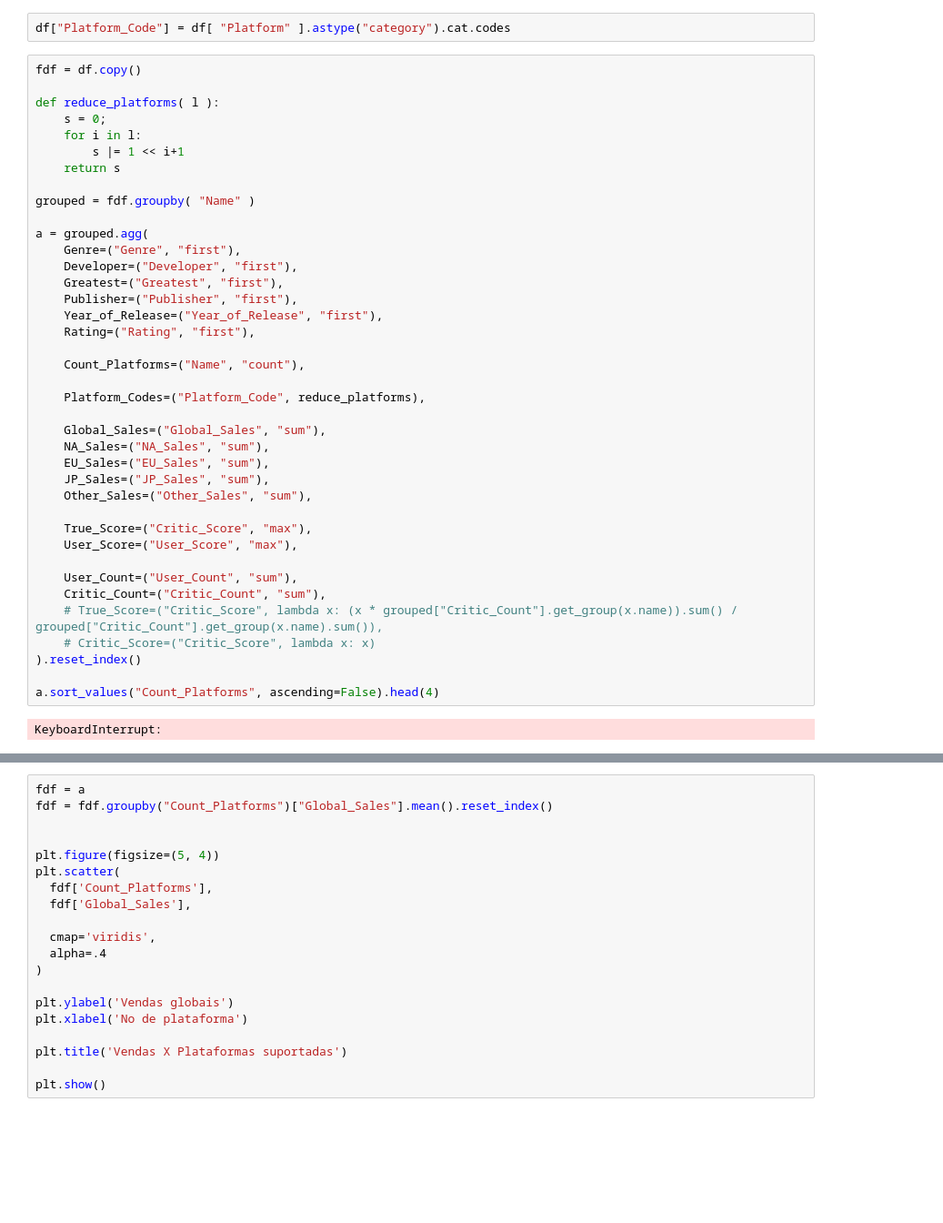
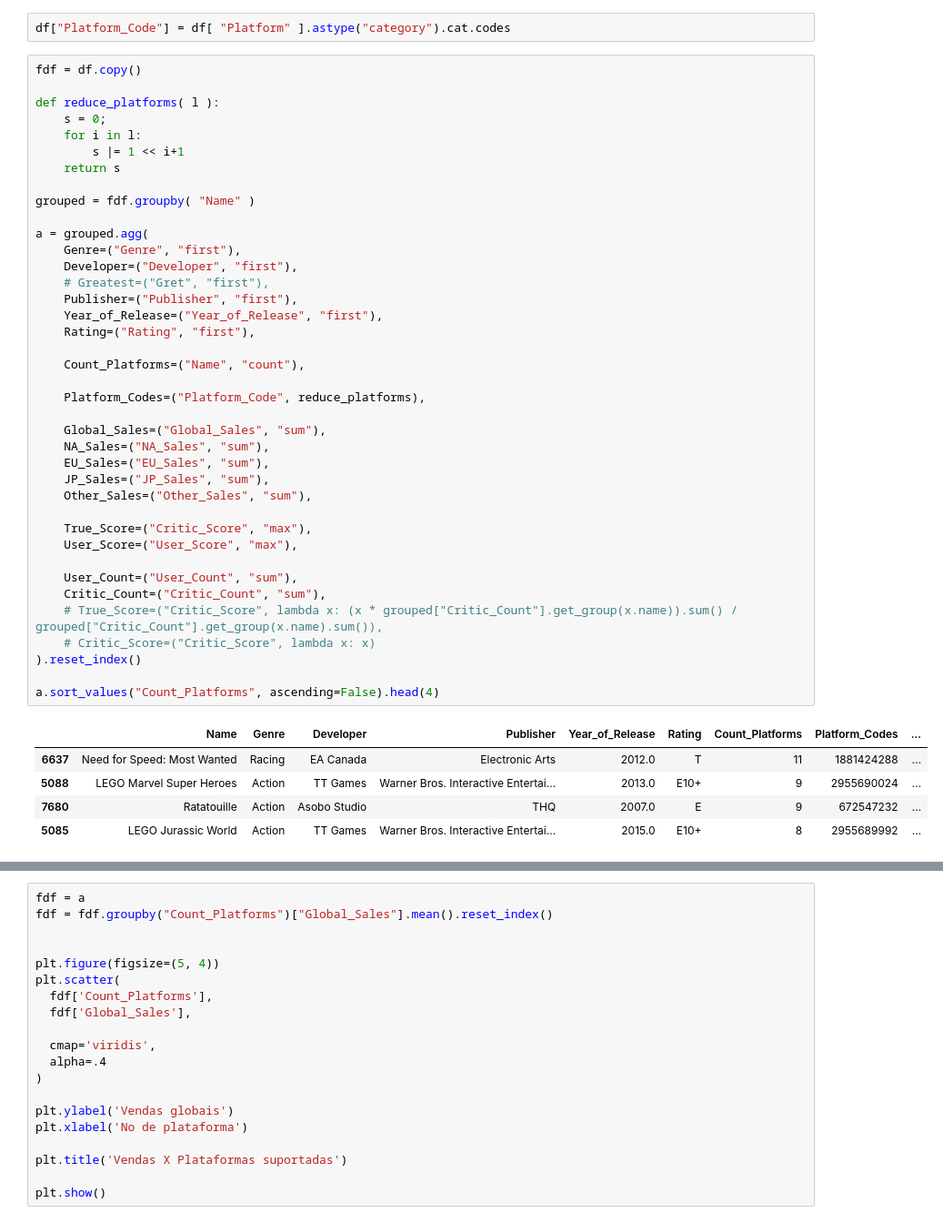
Before and after one commit to wolke412/topicos-4, a Jupyter notebook: test.ipynb, the cells around one changed output, grey strips where cells are left out. Shown: that part at 91% size. Drawn from its saved outputs; the diff is of its cells as text; blank space fills up the shorter version.

```diff
--- a/test.ipynb
+++ b/test.ipynb
@@ -57,32 +139,36 @@ def reduce_platforms( l ):
 grouped = fdf.groupby( "Name" )
 
 a = grouped.agg(
     Genre=("Genre", "first"),
     Developer=("Developer", "first"),
-    Greatest=("Greatest", "first"),
+    # Greatest=("Gret", "first"),
     Publisher=("Publisher", "first"),
     Year_of_Release=("Year_of_Release", "first"),
     Rating=("Rating", "first"),
 
     Count_Platforms=("Name", "count"),
 
     Platform_Codes=("Platform_Code", reduce_platforms),
 
     Global_Sales=("Global_Sales", "sum"),
     NA_Sales=("NA_Sales", "sum"),
     EU_Sales=("EU_Sales", "sum"),
     JP_Sales=("JP_Sales", "sum"),
     Other_Sales=("Other_Sales", "sum"),
 
     True_Score=("Critic_Score", "max"),
     User_Score=("User_Score", "max"),
 
     User_Count=("User_Count", "sum"),
     Critic_Count=("Critic_Count", "sum"),
     # True_Score=("Critic_Score", lambda x: (x * grouped["Critic_Count"].get_group(x.name)).sum() / grouped["Critic_Count"].get_group(x.name).sum()),
     # Critic_Score=("Critic_Score", lambda x: x)
 ).reset_index()
 
 a.sort_values("Count_Platforms", ascending=False).head(4)
 # %% [output]
-KeyboardInterrupt:
+|  | Name | Genre | Developer | Publisher | Year_of_Release | Rating | Count_Platforms | Platform_Codes | ... |
+| 6637 | Need for Speed: Most Wanted | Racing | EA Canada | Electronic Arts | 2012.0 | T | 11 | 1881424288 | ... |
+| 5088 | LEGO Marvel Super Heroes | Action | TT Games | Warner Bros. Interactive Entertai... | 2013.0 | E10+ | 9 | 2955690024 | ... |
+| 7680 | Ratatouille | Action | Asobo Studio | THQ | 2007.0 | E | 9 | 672547232 | ... |
+| 5085 | LEGO Jurassic World | Action | TT Games | Warner Bros. Interactive Entertai... | 2015.0 | E10+ | 8 | 2955689992 | ... |
```
Also changed, not shown: parts of 13 cells of this notebook, 2 other files.
